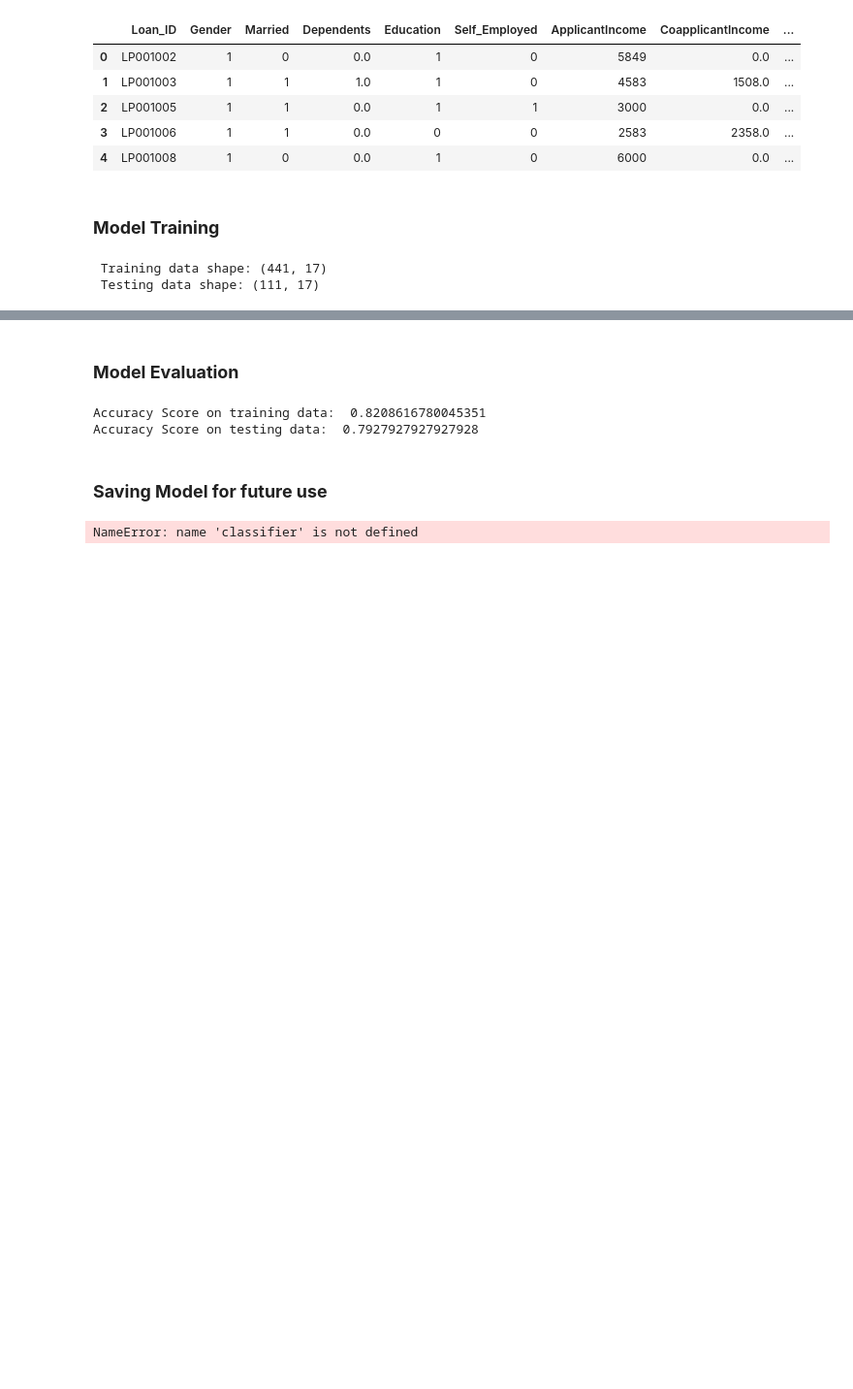
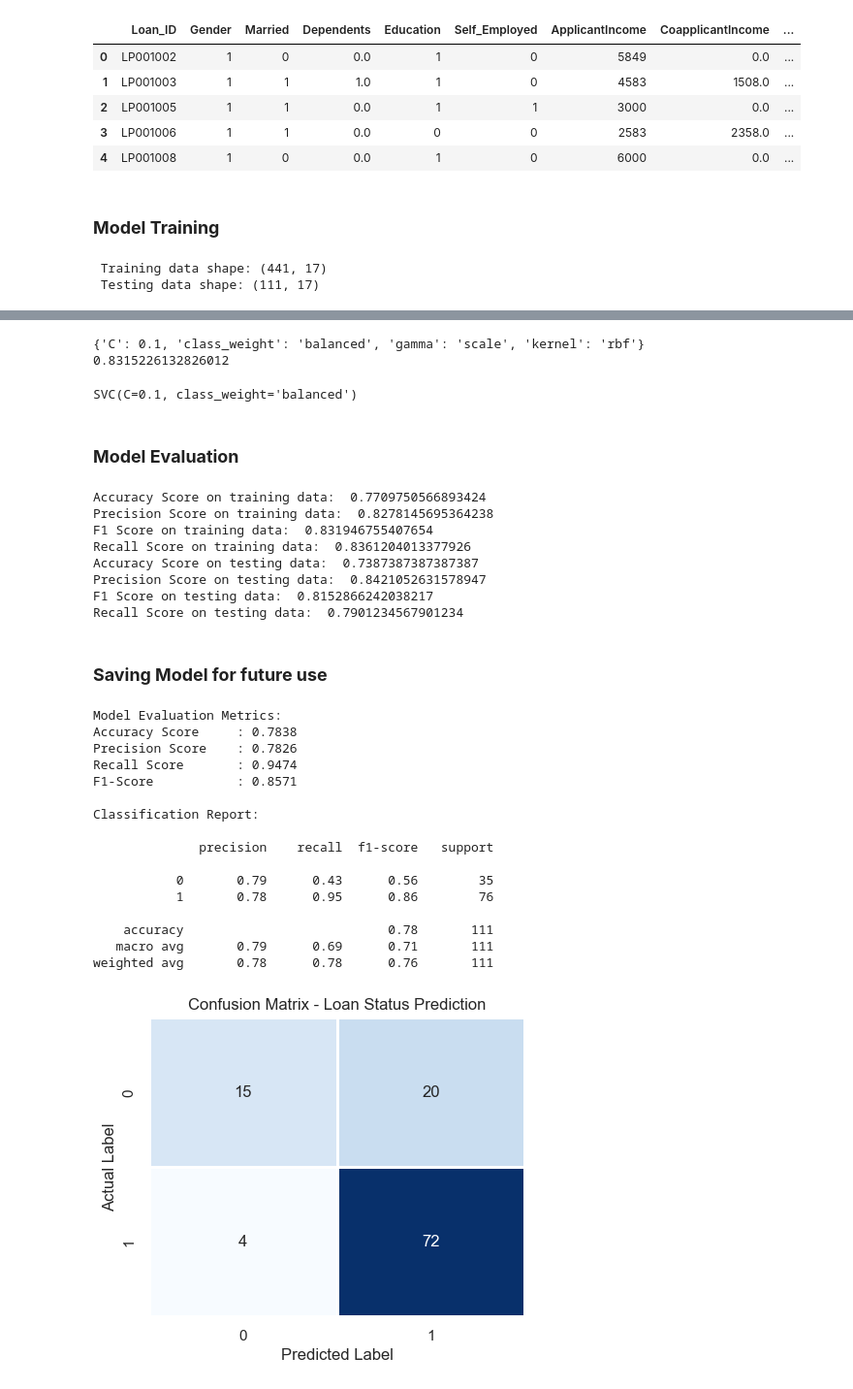
Before and after one commit to Veds22/loan-status, a Jupyter notebook: main.ipynb, the cells around one changed output, grey strips where cells are left out. Shown at 97% size. Cells and saved outputs as stored; diff of their text form; code cells hidden in the pictures; blank space fills up the shorter version.

Commit message:
Hyper parameter tuning added

```diff
--- a/main.ipynb
+++ b/main.ipynb
@@ -426,18 +421,59 @@ SVC(kernel='linear')
+# %%
+## Training model using support vector machine SVM
+param_grid = {
+    'C': [0.1, 1, 10, 100],
+    'kernel': ['linear', 'poly', 'rbf'],
+    'gamma': ['scale', 'auto'],
+    'class_weight': [None, 'balanced']
+}
+
+grid = GridSearchCV(SVC(), param_grid, cv=5, scoring='precision', n_jobs=-1)
+grid.fit(X_train_scaled, Y_train)
+
+print(grid.best_params_)
+print(grid.best_score_)
+# %% [output]
+{'C': 0.1, 'class_weight': 'balanced', 'gamma': 'scale', 'kernel': 'rbf'}
+0.8315226132826012
+# %%
+classifier = SVC(C=0.1, class_weight='balanced', kernel='rbf', gamma='scale')
+classifier.fit(X_train_scaled, Y_train)
+# %% [output]
+SVC(C=0.1, class_weight='balanced')
 # %% [markdown]
 ### __Model Evaluation__
 # %%
 # accuracy score on training
 X_train_prediction = classifier.predict(X_train_scaled)
 training_data_accuracy = accuracy_score(X_train_prediction, Y_train)
+training_data_precision = precision_score(X_train_prediction, Y_train)
+training_data_f1_score = f1_score(X_train_prediction, Y_train)
+training_data_recall_score = recall_score(X_train_prediction, Y_train)
 print('Accuracy Score on training data: ', training_data_accuracy)
+print('Precision Score on training data: ', training_data_precision)
+print('F1 Score on training data: ', training_data_f1_score)
+print('Recall Score on training data: ', training_data_recall_score)
+
 
 # accuracy score on testing
 X_test_prediction = classifier.predict(X_test_scaled)
 testing_data_accuracy = accuracy_score(X_test_prediction, Y_test)
+testing_data_precision = precision_score(X_test_prediction, Y_test)
+testing_data_f1_score = f1_score(X_test_prediction, Y_test)
+testing_data_recall_score = recall_score(X_test_prediction, Y_test)
 print('Accuracy Score on testing data: ', testing_data_accuracy)
+print('Precision Score on testing data: ', testing_data_precision)
+print('F1 Score on testing data: ', testing_data_f1_score)
+print('Recall Score on testing data: ', testing_data_recall_score)
 # %% [output]
-Accuracy Score on training data:  0.8208616780045351
-Accuracy Score on testing data:  0.7927927927927928
+Accuracy Score on training data:  0.7709750566893424
+Precision Score on training data:  0.8278145695364238
+F1 Score on training data:  0.831946755407654
+Recall Score on training data:  0.8361204013377926
+Accuracy Score on testing data:  0.7387387387387387
+Precision Score on testing data:  0.8421052631578947
+F1 Score on testing data:  0.8152866242038217
+Recall Score on testing data:  0.7901234567901234
 # %% [markdown]
 ### __Saving Model for future use__
 # %%
@@ -456,36 +492,52 @@ import seaborn as sns
 import matplotlib.pyplot as plt
 
 # Predict using trained model
-Y_pred = classifier.predict(X_test_scaled)
+Y_pred = grid.predict(X_test_scaled)
 
 # --- Evaluation Metrics ---
 accuracy = accuracy_score(Y_test, Y_pred)
 precision = precision_score(Y_test, Y_pred)
 recall = recall_score(Y_test, Y_pred)
 f1 = f1_score(Y_test, Y_pred)
 
 print("Model Evaluation Metrics:")
 print(f"Accuracy Score     : {accuracy:.4f}")
 print(f"Precision Score    : {precision:.4f}")
 print(f"Recall Score       : {recall:.4f}")
 print(f"F1-Score           : {f1:.4f}")
 
 # Detailed Classification Report
 print("\nClassification Report:\n")
 print(classification_report(Y_test, Y_pred))
 
 # --- Confusion Matrix ---
 cm = confusion_matrix(Y_test, Y_pred)
 
 # Plot Confusion Matrix
 plt.figure(figsize=(5,4))
 sns.heatmap(cm, annot=True, fmt='d', cmap='Blues', cbar=False, linewidths=1)
 plt.title("Confusion Matrix - Loan Status Prediction")
 plt.xlabel("Predicted Label")
 plt.ylabel("Actual Label")
 plt.show()
 # %% [output]
-NameError: name 'classifier' is not defined
+Model Evaluation Metrics:
+Accuracy Score     : 0.7838
+Precision Score    : 0.7826
+Recall Score       : 0.9474
+F1-Score           : 0.8571
+
+Classification Report:
+
+              precision    recall  f1-score   support
+
+           0       0.79      0.43      0.56        35
+           1       0.78      0.95      0.86        76
+
+    accuracy                           0.78       111
+   macro avg       0.79      0.69      0.71       111
+weighted avg       0.78      0.78      0.76       111
+[figure, added]
 # %%
 loan_dataset.describe()
 # %% [output]
```
Also changed, not shown: parts of 6 cells of this notebook, 2 other files.
